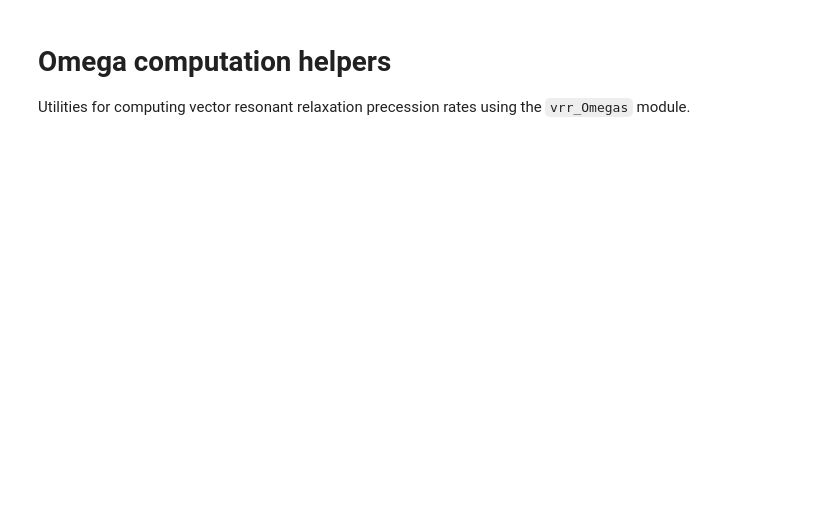
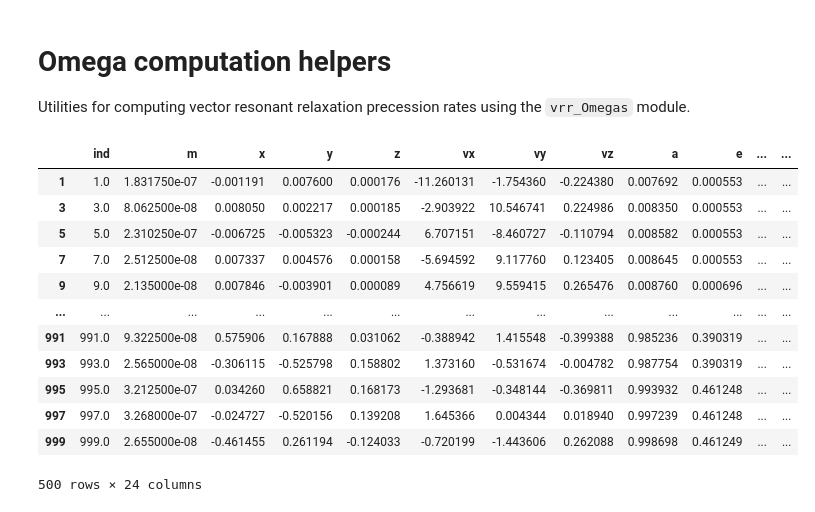
Before and after one commit to panamarevt/vrr, a Jupyter notebook: notebooks/omega_vectorized.ipynb, the cells around one changed output. Saved outputs shown, nothing was run; the diff lists cells and outputs as text; code cells hidden in the pictures; blank space fills up the shorter version.

```diff
--- a/notebooks/omega_vectorized.ipynb
+++ b/notebooks/omega_vectorized.ipynb
@@ -248,0 +378,17 @@ def compute_Omega_parallel(
+# %%
+imbh_t0_r180 = rotate_about_total_L(imbh_t0.iloc[1::2], angle_deg=180.0)
+imbh_t0_r180
+# %% [output]
+|  | ind | m | x | y | z | vx | vy | vz | a | e | ... | ... |
+| 1 | 1.0 | 1.831750e-07 | -0.001191 | 0.007600 | 0.000176 | -11.260131 | -1.754360 | -0.224380 | 0.007692 | 0.000553 | ... | ... |
+| 3 | 3.0 | 8.062500e-08 | 0.008050 | 0.002217 | 0.000185 | -2.903922 | 10.546741 | 0.224986 | 0.008350 | 0.000553 | ... | ... |
+| 5 | 5.0 | 2.310250e-07 | -0.006725 | -0.005323 | -0.000244 | 6.707151 | -8.460727 | -0.110794 | 0.008582 | 0.000553 | ... | ... |
+| 7 | 7.0 | 2.512500e-08 | 0.007337 | 0.004576 | 0.000158 | -5.694592 | 9.117760 | 0.123405 | 0.008645 | 0.000553 | ... | ... |
+| 9 | 9.0 | 2.135000e-08 | 0.007846 | -0.003901 | 0.000089 | 4.756619 | 9.559415 | 0.265476 | 0.008760 | 0.000696 | ... | ... |
+| ... | ... | ... | ... | ... | ... | ... | ... | ... | ... | ... | ... | ... |
+| 991 | 991.0 | 9.322500e-08 | 0.575906 | 0.167888 | 0.031062 | -0.388942 | 1.415548 | -0.399388 | 0.985236 | 0.390319 | ... | ... |
+| 993 | 993.0 | 2.565000e-08 | -0.306115 | -0.525798 | 0.158802 | 1.373160 | -0.531674 | -0.004782 | 0.987754 | 0.390319 | ... | ... |
+| 995 | 995.0 | 3.212500e-07 | 0.034260 | 0.658821 | 0.168173 | -1.293681 | -0.348144 | -0.369811 | 0.993932 | 0.461248 | ... | ... |
+| 997 | 997.0 | 3.268000e-07 | -0.024727 | -0.520156 | 0.139208 | 1.645366 | 0.004344 | 0.018940 | 0.997239 | 0.461248 | ... | ... |
+| 999 | 999.0 | 2.655000e-08 | -0.461455 | 0.261194 | -0.124033 | -0.720199 | -1.443606 | 0.262088 | 0.998698 | 0.461249 | ... | ... |
+500 rows × 24 columns
```
Also changed, not shown: parts of 6 cells of this notebook.
